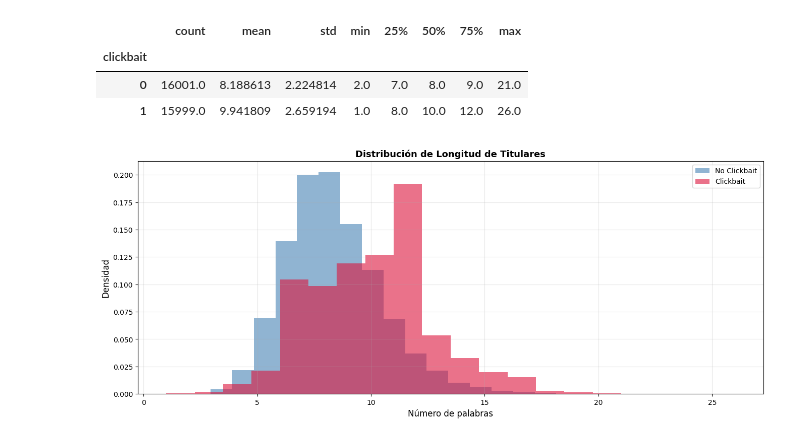
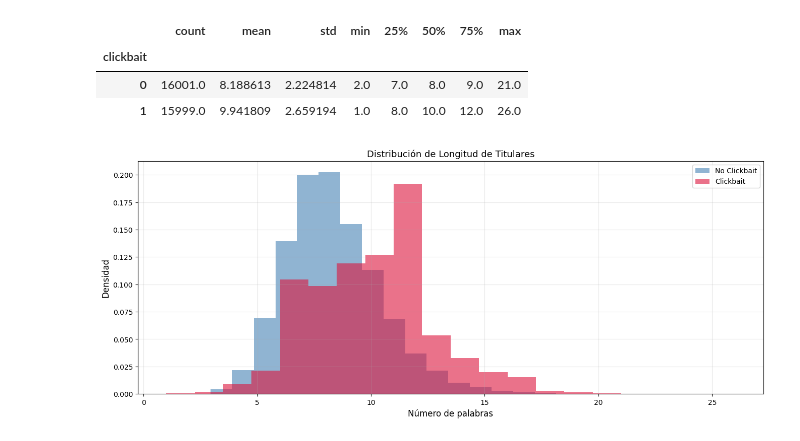
Before and after one commit to stonefeld/tpe_nlp_2025, a Jupyter notebook: experimentos_colab.ipynb, the cells around one changed output. Saved outputs shown, nothing was run; the diff lists cells and outputs as text; code cells hidden in the pictures.

```diff
--- a/experimentos_colab.ipynb
+++ b/experimentos_colab.ipynb
@@ -915,26 +915,26 @@ df.groupby("clickbait")["num_words"].describe()
 # %%
 fig, ax = plt.subplots(1, 1, figsize=(16, 6))
 
 ax.hist(
     df[df["clickbait"] == 0]["num_words"],
     bins=20,
     alpha=0.6,
     label="No Clickbait",
     color="steelblue",
     density=True,
 )
 ax.hist(
     df[df["clickbait"] == 1]["num_words"],
     bins=20,
     alpha=0.6,
     label="Clickbait",
     color="crimson",
     density=True,
 )
 ax.set_xlabel("Número de palabras", fontsize=12)
 ax.set_ylabel("Densidad", fontsize=12)
-ax.set_title("Distribución de Longitud de Titulares", fontsize=13, fontweight="bold")
+ax.set_title("Distribución de Longitud de Titulares", fontsize=13)
 ax.legend()
 ax.grid(True, alpha=0.3)
 # %% [output]
-[figure, old version]
+[figure, new version]
```
